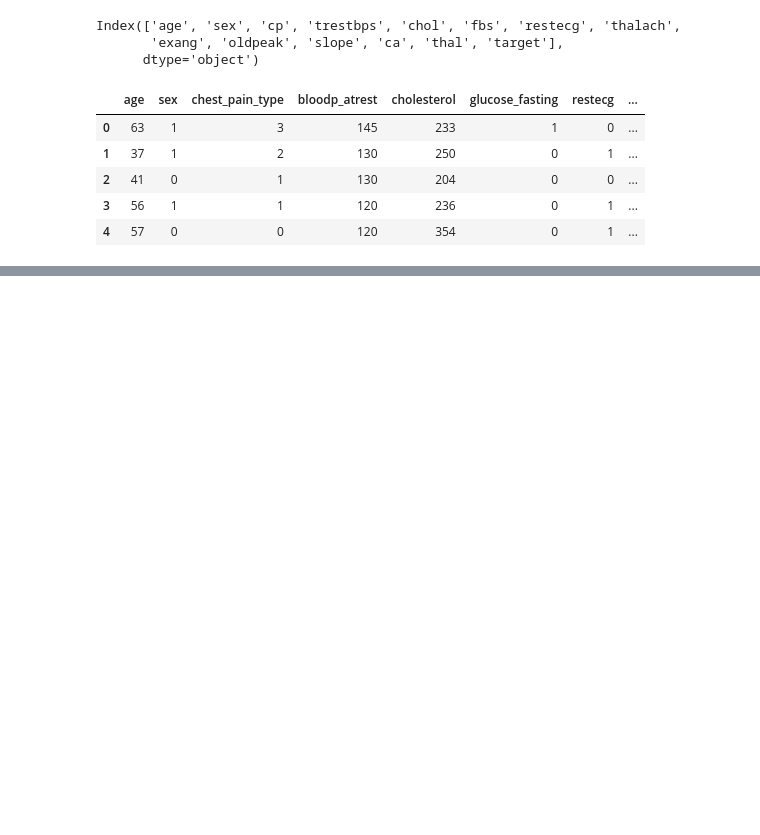
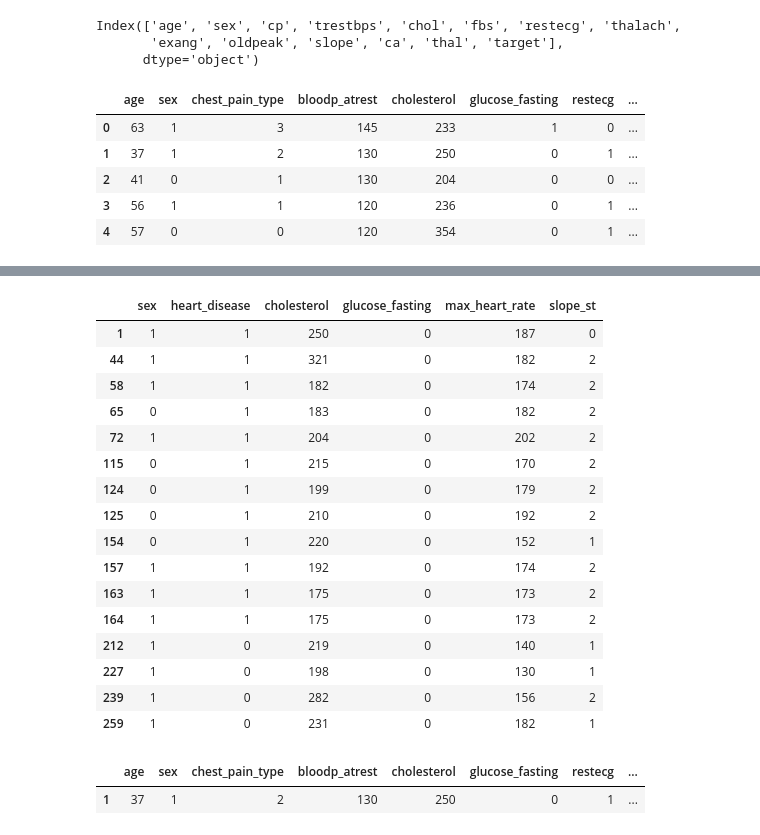
Before and after one commit to yassinzeraoulia97/esercizi, a Jupyter notebook: esercizi.ipynb, the cells around one changed output, grey strips where cells are left out. Cells and saved outputs as stored; diff of their text form; code cells hidden in the pictures; blank space fills up the shorter version.

```diff
--- a/esercizi.ipynb
+++ b/esercizi.ipynb
@@ -94,0 +88,13 @@ df.describe()
+# %%
+df['heart_disease'] = pd.Categorical(df['heart_disease'])
+df['thalium_result'] = pd.Categorical(df['thalium_result'])
+df['vessel_colored'] = pd.Categorical(df['vessel_colored'])
+df['slope_st'] = pd.Categorical(df['slope_st'])
+df['heartstres_exercise'] = pd.Categorical(df['heartstres_exercise'])
+df['angina_stres'] = pd.Categorical(df['angina_stres'])
+df['restecg'] = pd.Categorical(df['restecg'])
+df['glucose_fasting'] = pd.Categorical(df['glucose_fasting'])
+df['chest_pain_type'] = pd.Categorical(df['chest_pain_type'])
+df['sex'] = pd.Categorical(df['sex'])
+
+df.describe(include='all')
@@ -94,0 +130,25 @@ df.describe()
+# %%
+df.loc[df.age<40, ['sex', 'heart_disease', 'cholesterol', 'glucose_fasting', 'max_heart_rate','slope_st']]
+# %% [output]
+|  | sex | heart_disease | cholesterol | glucose_fasting | max_heart_rate | slope_st |
+| 1 | 1 | 1 | 250 | 0 | 187 | 0 |
+| 44 | 1 | 1 | 321 | 0 | 182 | 2 |
+| 58 | 1 | 1 | 182 | 0 | 174 | 2 |
+| 65 | 0 | 1 | 183 | 0 | 182 | 2 |
+| 72 | 1 | 1 | 204 | 0 | 202 | 2 |
+| 115 | 0 | 1 | 215 | 0 | 170 | 2 |
+| 124 | 0 | 1 | 199 | 0 | 179 | 2 |
+| 125 | 0 | 1 | 210 | 0 | 192 | 2 |
+| 154 | 0 | 1 | 220 | 0 | 152 | 1 |
+| 157 | 1 | 1 | 192 | 0 | 174 | 2 |
+| 163 | 1 | 1 | 175 | 0 | 173 | 2 |
+| 164 | 1 | 1 | 175 | 0 | 173 | 2 |
+| 212 | 1 | 0 | 219 | 0 | 140 | 1 |
+| 227 | 1 | 0 | 198 | 0 | 130 | 1 |
+| 239 | 1 | 0 | 282 | 0 | 156 | 2 |
+| 259 | 1 | 0 | 231 | 0 | 182 | 1 |
+# %%
+df.loc[(df.max_heart_rate==187) & (df.cholesterol==250)]
+# %% [output]
+|  | age | sex | chest_pain_type | bloodp_atrest | cholesterol | glucose_fasting | restecg | ... |
+| 1 | 37 | 1 | 2 | 130 | 250 | 0 | 1 | ... |
```
Also changed, not shown: parts of 9 cells of this notebook.
